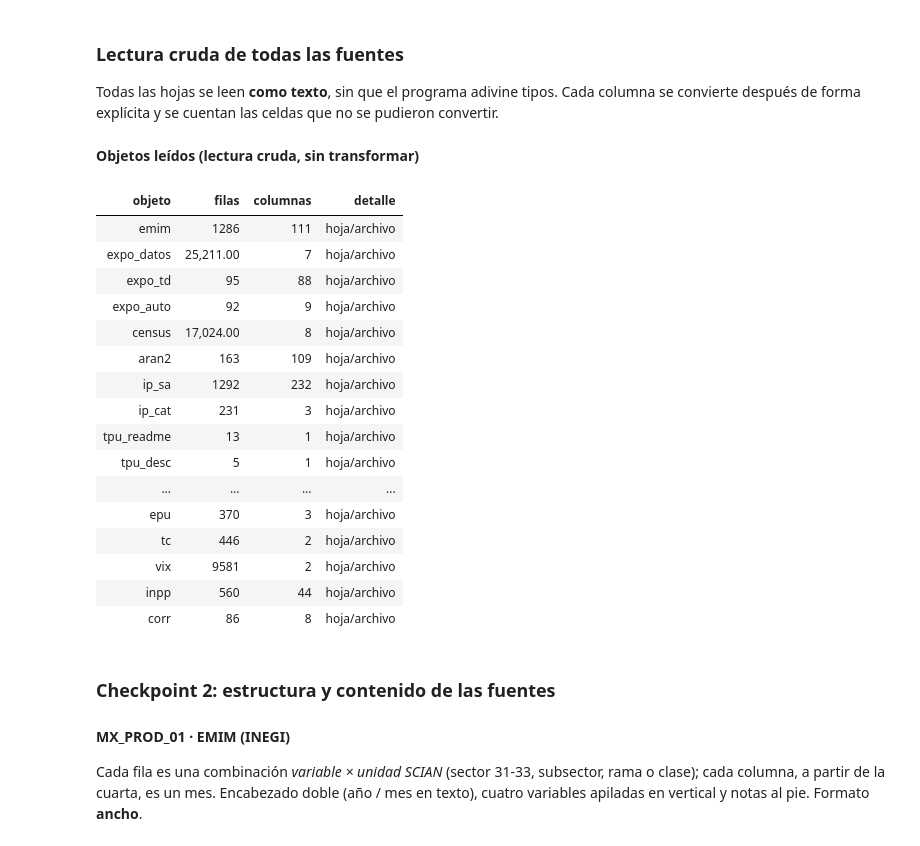
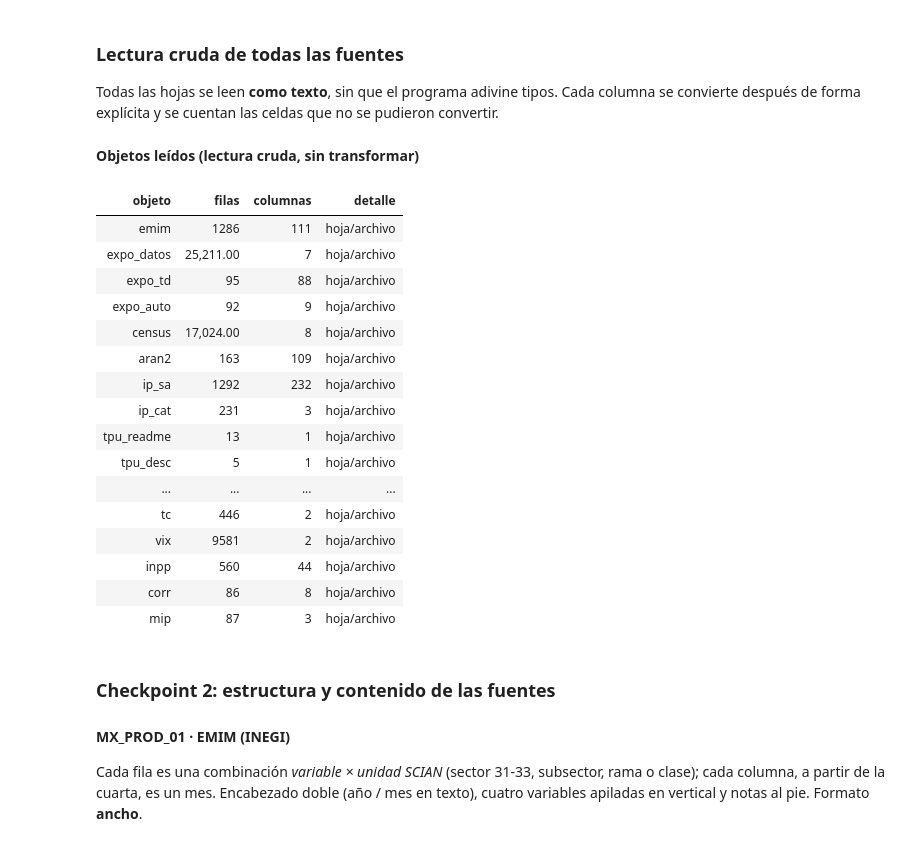
Before and after one commit to aabermejoq/Incertidumbre-Comercial, a Jupyter notebook: code/Python/01_preparacion_base_integrada.ipynb, the cells around one changed output. Saved outputs shown, nothing was run; the diff lists cells and outputs as text; code cells hidden in the pictures.

```diff
--- a/code/Python/01_preparacion_base_integrada.ipynb
+++ b/code/Python/01_preparacion_base_integrada.ipynb
@@ -405,6 +412,7 @@ fuentes = pd.DataFrame([
     ("CLAS_03", "data/raw/clasificadores/census_naics_2022_codigos.xlsx", "Códigos NAICS 2022 (Census)"),
     ("CLAS_04", "data/raw/clasificadores/census_concordancia_naics_2022_2017.xlsx", "Concordancia NAICS 2022 -> 2017 (Census)"),
     ("CLAS_05", "data/raw/clasificadores/census_concordancia_naics_2017_2012.xlsx", "Concordancia NAICS 2017 -> 2012 (Census)"),
+    ("MIP_01", "data/raw/mip/inegi_mip2018_coef_exportacion_rama.xlsx", "Coeficiente de exportación por rama, MIP 2018 (INEGI)"),
     ("DOC_CORR", "docs/correspondencia_rama_inpp.csv", "Correspondencia rama EMIM -> serie INPP del subsector"),
     ("DOC_INV", "docs/inventario_fuentes.csv", "Inventario de fuentes (huellas SHA-256)"),
 ], columns=["id", "ruta", "contenido"])
@@ -526,38 +534,39 @@ exigir({"ReadMe", "Series_description", "TPU_MONTHLY", "TPU_QUARTERLY", "TPU_DAI
 for h, k in [("ReadMe", "tpu_readme"), ("Series_description", "tpu_desc"), ("TPU_MONTHLY", "tpu_m"),
              ("TPU_QUARTERLY", "tpu_q"), ("TPU_DAILY", "tpu_d")]:
     crudos[k] = leer_texto(ruta("INC_01"), h)
 hojas_wui = pd.ExcelFile(ruta("INC_02")).sheet_names
 exigir({"T0", "T1", "T5", "T6", "T7", "F1", "F2", "F3"} <= set(hojas_wui), "INC_02 (WUI): faltan hojas esperadas.")
 crudos["wui"] = {h: leer_texto(ruta("INC_02"), h) for h in hojas_wui}
 hojas_epu = pd.ExcelFile(ruta("INC_03")).sheet_names
 exigir(len(hojas_epu) == 1, "INC_03 (EPU): se esperaba una sola hoja; hay ", len(hojas_epu), ". Indique cuál contiene el índice.")
 crudos["epu"] = leer_texto(ruta("INC_03"), hojas_epu[0])
 crudos["tc"] = leer_texto(ruta("MACRO_01"), 0)
 crudos["vix"] = leer_csv_texto(ruta("MACRO_02"))
 crudos["inpp"] = leer_texto(ruta("PRECIOS_01"), "INPP")
 crudos["corr"] = leer_csv_texto(ruta("DOC_CORR"))
+crudos["mip"] = leer_texto(ruta("MIP_01"), 0)
 tabla(pd.DataFrame([(k, *(v.shape if isinstance(v, pd.DataFrame) else (None, None)),
                      "hoja/archivo" if isinstance(v, pd.DataFrame) else f"{len(v)} hojas") for k, v in crudos.items()],
                    columns=["objeto", "filas", "columnas", "detalle"]), "Objetos leídos (lectura cruda, sin transformar)")
 # %% [output]
 **Objetos leídos (lectura cruda, sin transformar)**
 | objeto | filas | columnas | detalle |
 | emim | 1286 | 111 | hoja/archivo |
 | expo_datos | 25,211.00 | 7 | hoja/archivo |
 | expo_td | 95 | 88 | hoja/archivo |
 | expo_auto | 92 | 9 | hoja/archivo |
 | census | 17,024.00 | 8 | hoja/archivo |
 | aran2 | 163 | 109 | hoja/archivo |
 | ip_sa | 1292 | 232 | hoja/archivo |
 | ip_cat | 231 | 3 | hoja/archivo |
 | tpu_readme | 13 | 1 | hoja/archivo |
 | tpu_desc | 5 | 1 | hoja/archivo |
 | ... | ... | ... | ... |
-| epu | 370 | 3 | hoja/archivo |
 | tc | 446 | 2 | hoja/archivo |
 | vix | 9581 | 2 | hoja/archivo |
 | inpp | 560 | 44 | hoja/archivo |
 | corr | 86 | 8 | hoja/archivo |
+| mip | 87 | 3 | hoja/archivo |
 # %% [markdown]
 ### Checkpoint 2: estructura y contenido de las fuentes
 #### MX_PROD_01 · EMIM (INEGI)
```
Also changed, not shown: parts of 16 cells of this notebook, 3 other files.
